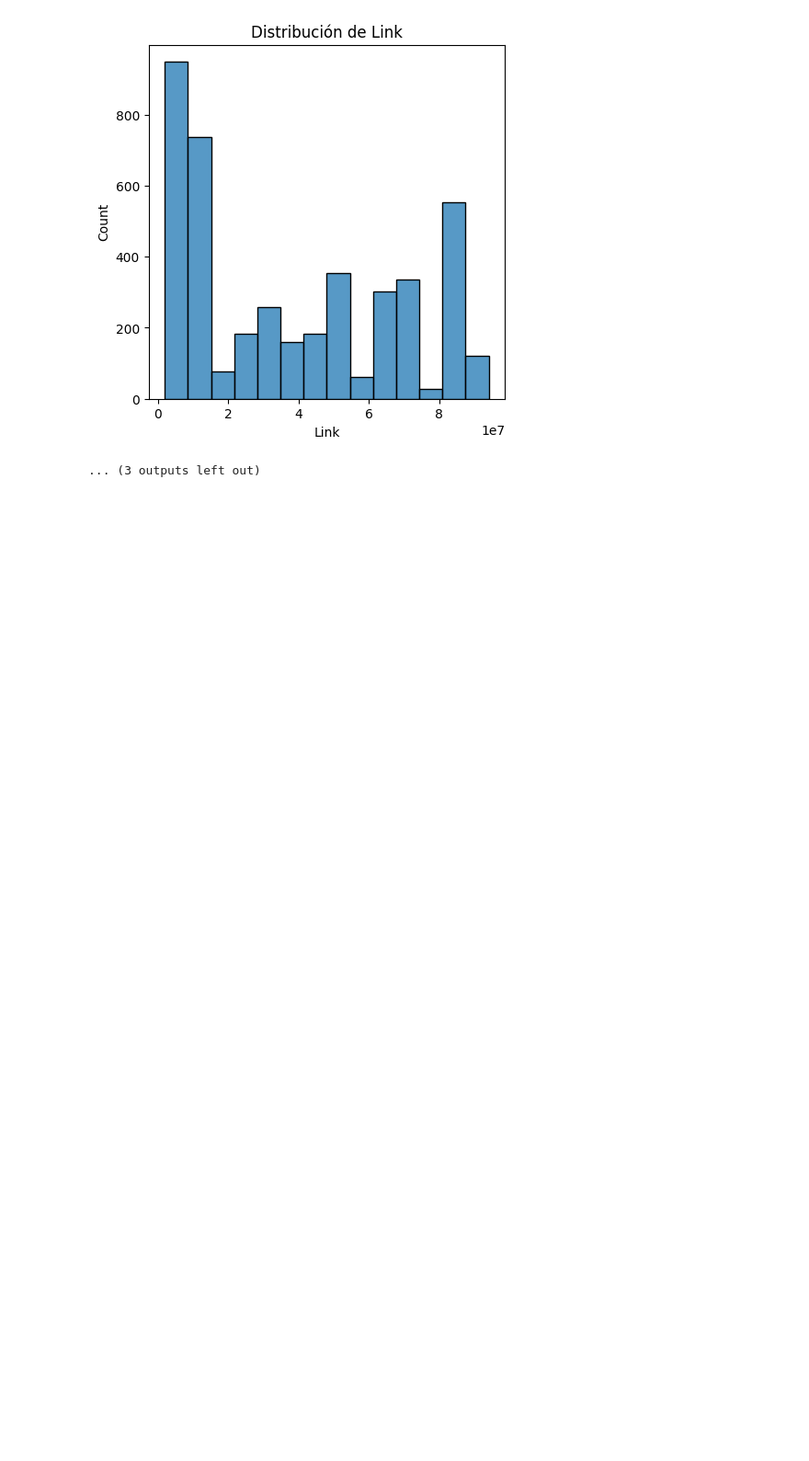
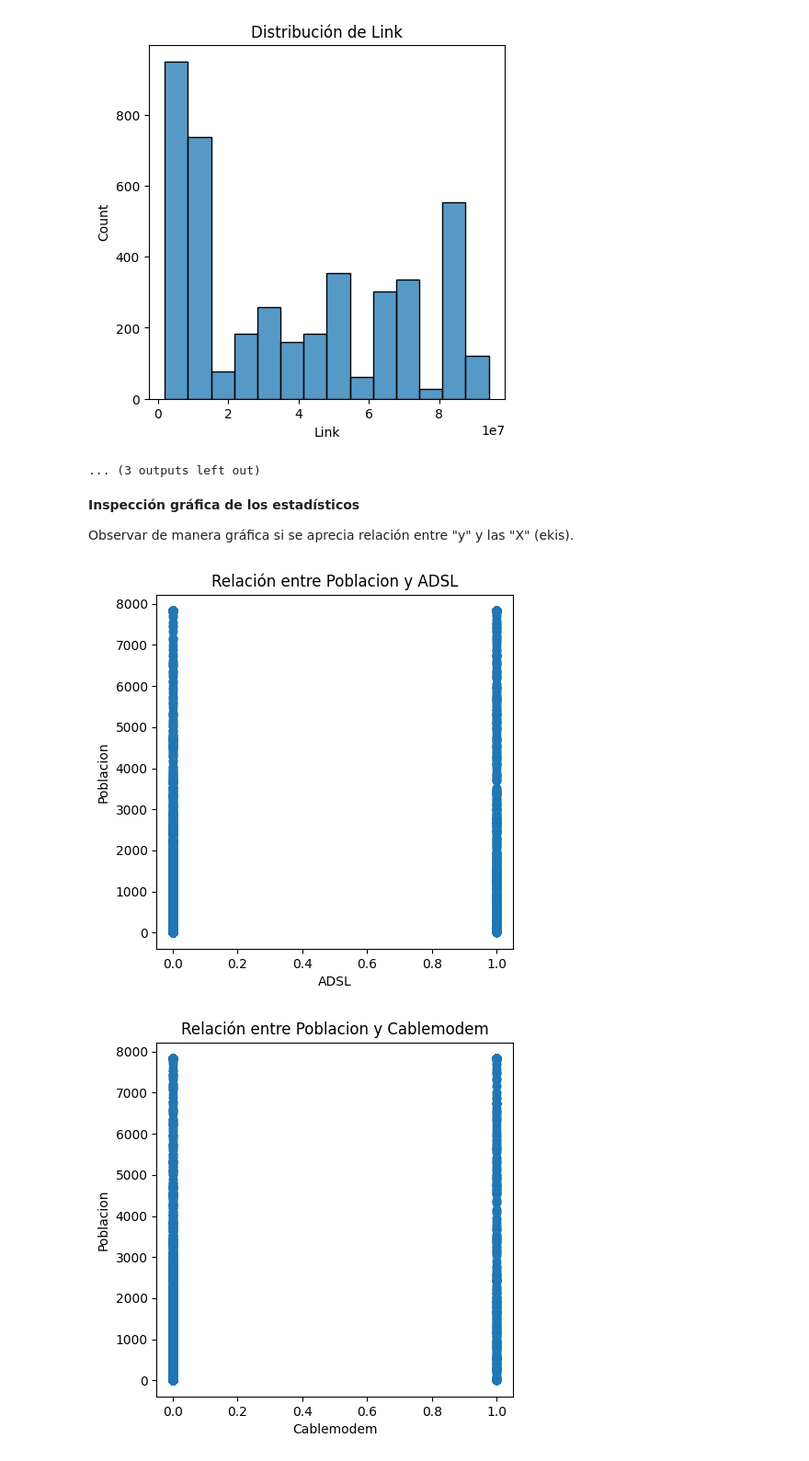
Before and after one commit to romanzelararg/Grupo22-PP1-Sala2, a Jupyter notebook: Grupo22_PP1.ipynb, the cells around one changed output. Shown: that part at 92% size. Drawn from its saved outputs; the diff is of its cells as text; code cells hidden in the pictures; blank space fills up the shorter version.

```diff
--- a/Grupo22_PP1.ipynb
+++ b/Grupo22_PP1.ipynb
@@ -101,3 +101,22 @@ max    9.401402e+07   -21.817293   -34.626560
 [figure]
 [figure]
 ... (3 outputs left out)
+# %% [markdown]
+**Inspección gráfica de los estadísticos**
+
+Observar de manera gráfica si se aprecia relación entre "y" y las "X" (ekis).
+# %%
+# Supongamos que 'y' es tu variable dependiente y 'X1', 'X2', 'X3' son tus variables independientes
+y = 'Poblacion'
+X = ['ADSL', 'Cablemodem', 'Fibra optica']
+
+for x in X:
+    plt.figure(figsize=(5, 5))
+    plt.scatter(data[x], data[y])
+    plt.xlabel(x)
+    plt.ylabel(y)
+    plt.title(f'Relación entre {y} y {x}')
+    plt.show()
+# %% [output]
+[figure, added]
+[figure, added]
```
Also changed, not shown: parts of 1 cell of this notebook.
